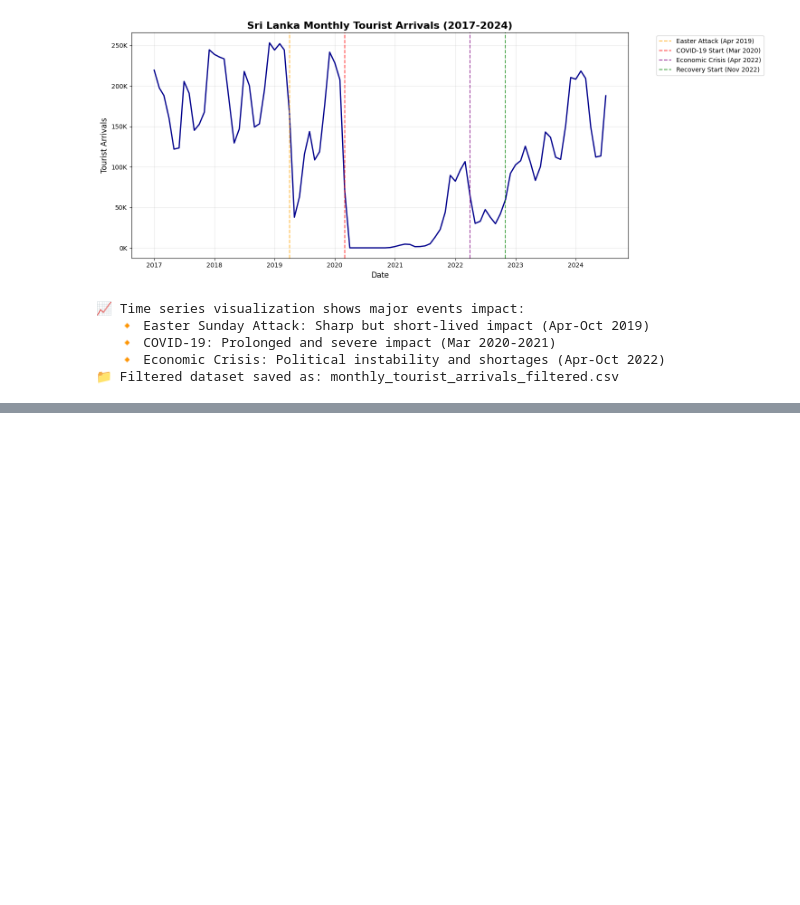
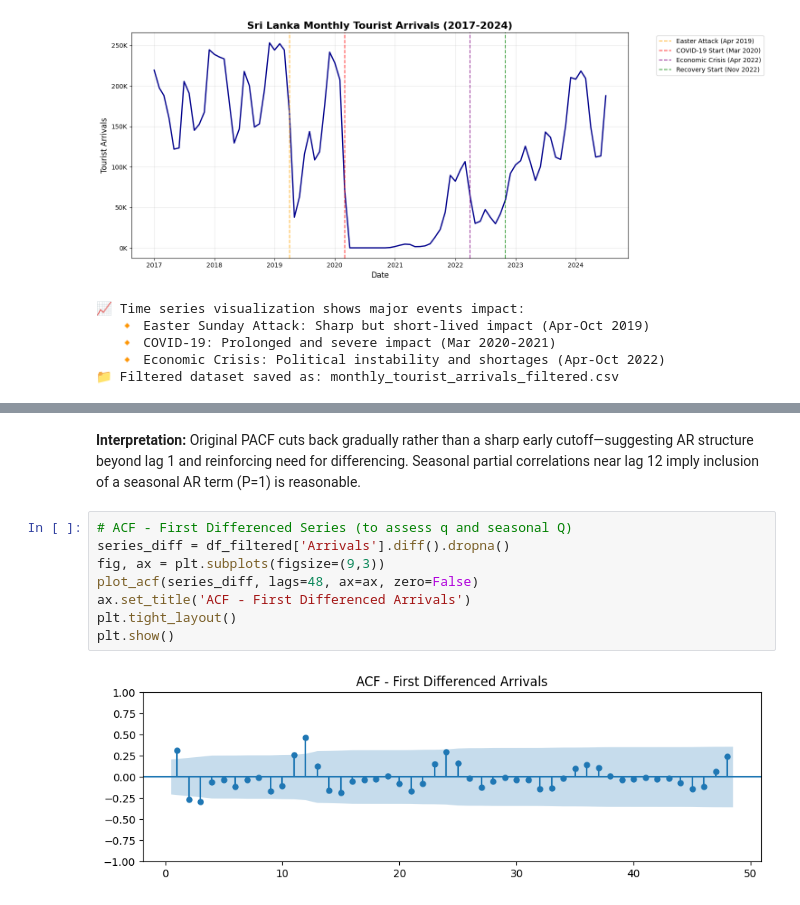
Before and after one commit to j2damax/timeseries-forecasting-sl-tourism, a Jupyter notebook: notebooks/01_Data_Ingestion_and_EDA.ipynb, the cells around one changed output, grey strips where cells are left out. Drawn from its saved outputs; the diff is of its cells as text; blank space fills up the shorter version.

```diff
--- a/notebooks/01_Data_Ingestion_and_EDA.ipynb
+++ b/notebooks/01_Data_Ingestion_and_EDA.ipynb
@@ -273,0 +381,12 @@ print("📁 Filtered dataset saved as: monthly_tourist_arrivals_filtered.csv")
+# %% [markdown]
+**Interpretation:** Original PACF cuts back gradually rather than a sharp early cutoff—suggesting AR structure beyond lag 1 and reinforcing need for differencing. Seasonal partial correlations near lag 12 imply inclusion of a seasonal AR term (P=1) is reasonable.
+# %%
+# ACF - First Differenced Series (to assess q and seasonal Q)
+series_diff = df_filtered['Arrivals'].diff().dropna()
+fig, ax = plt.subplots(figsize=(9,3))
+plot_acf(series_diff, lags=48, ax=ax, zero=False)
+ax.set_title('ACF - First Differenced Arrivals')
+plt.tight_layout()
+plt.show()
+# %% [output]
+[figure, added]
```
Also changed, not shown: parts of 18 cells of this notebook, 8 other files.
